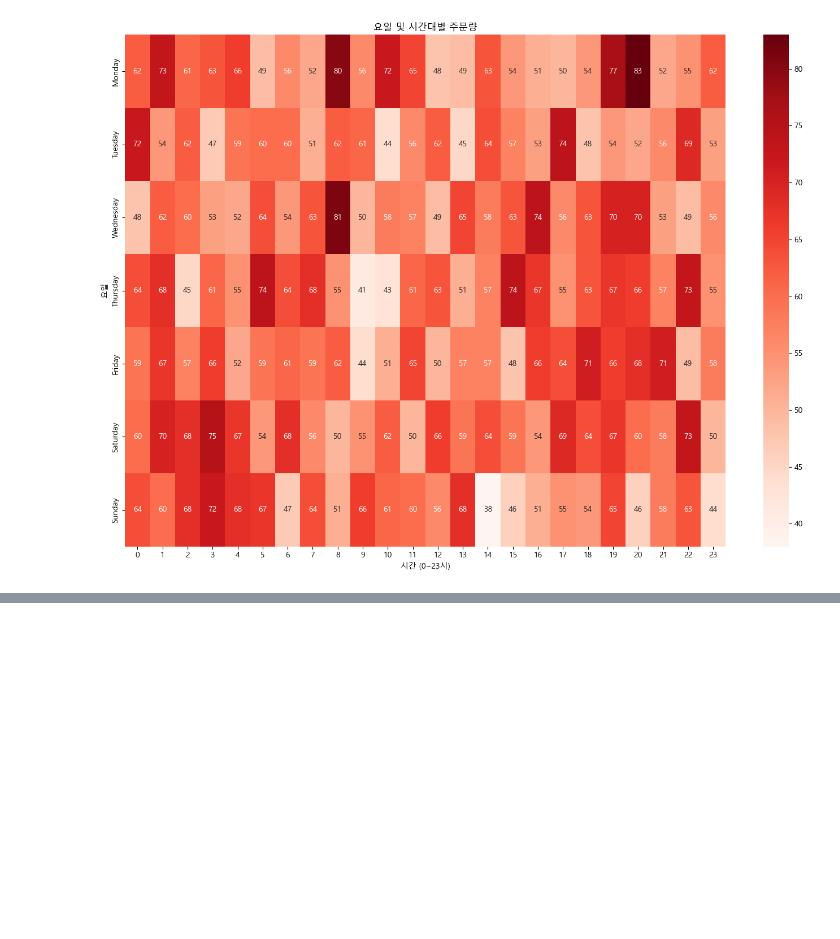
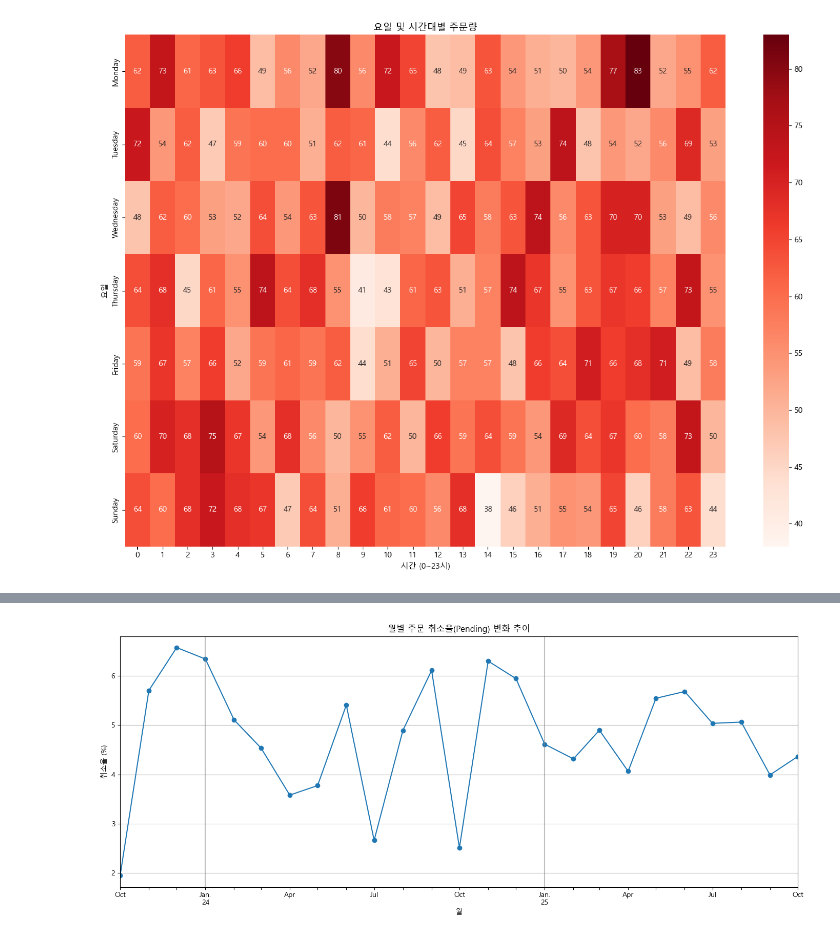
Before and after one commit to Happy-o3ov/big20-python-project1-team3, a Jupyter notebook: 실습문제/03 주문분석.ipynb, the cells around one changed output, grey strips where cells are left out. Saved outputs shown, nothing was run; the diff lists cells and outputs as text; code cells hidden in the pictures; blank space fills up the shorter version.

```diff
--- a/실습문제/03 주문분석.ipynb
+++ b/실습문제/03 주문분석.ipynb
@@ -88,0 +145,67 @@ plt.show()
+# %%
+cols = ['order_date','payment_status']
+
+df_data3 = df[cols].copy()
+
+df_data3['year_month'] = df_data3['order_date'].dt.to_period('M')
+
+# payment_status가 pending인지 확인하는 컬럼 추가
+df_data3['is_pending'] = (df_data3['payment_status'] == 'Pending').astype(int)
+
+# 월별 집계
+monthly_cancel = df_data3.groupby('year_month').agg({
+    'is_pending': 'sum',       # pending 주문 건수
+    'payment_status': 'count'  # 전체 주문 건수
+}).reset_index()
+
+monthly_cancel.columns = ['year_month', 'pending', 'total_orders']
+
+# 취소율(pending 비율) 계산
+monthly_cancel['cancel_rate'] = (monthly_cancel['pending'] / monthly_cancel['total_orders']) * 100
+
+monthly_cancel.set_index('year_month', inplace=True)
+
+print('월별 주문 취소율(%)')
+print(monthly_cancel)
+
+monthly_cancel.index = monthly_cancel.index.to_timestamp()
+
+# 라인 플롯 생성
+fig, ax = plt.subplots(figsize=(14, 6))
+
+# 취소율 라인 플롯
+ax.plot(monthly_cancel.index,monthly_cancel['cancel_rate'], marker='o',
+        label='주문 취소율 (Pending)')
+
+# 스타일링
+ax.set_xlabel('월')
+ax.set_ylabel('취소율 (%)')
+ax.set_title('월별 주문 취소율(Pending) 변화 추이',
+)
+
+
+xticks = monthly_cancel.index
+xlabels = []
+for ym in xticks:
+    month = ym.month
+    if month==1:
+        xlabels.append(ym.strftime('%b.\n%y'))
+    elif month in [4,7,10]:
+        xlabels.append(ym.strftime('%b'))
+    else:
+        xlabels.append('')
+# X축 레이블 회전
+ax.set_xticks(xticks)
+ax.set_xticklabels(xlabels)
+
+# X축 범위 설정
+ax.set_xlim(min(xticks),max(xticks))
+ax.set_ylim()
+# 그리드 추가
+ax.grid(axis='y', linestyle='-')
+for i, ym in enumerate(xticks):
+    if ym.month == 1:
+        plt.axvline(x=xticks[i],linestyle='-',color='gray', alpha=0.5)
+plt.tight_layout()
+plt.show()
+# %% [output]
@@ -88,0 +229 @@ plt.show()
+[figure, added]
```
Also changed, not shown: parts of 12 cells of this notebook.
